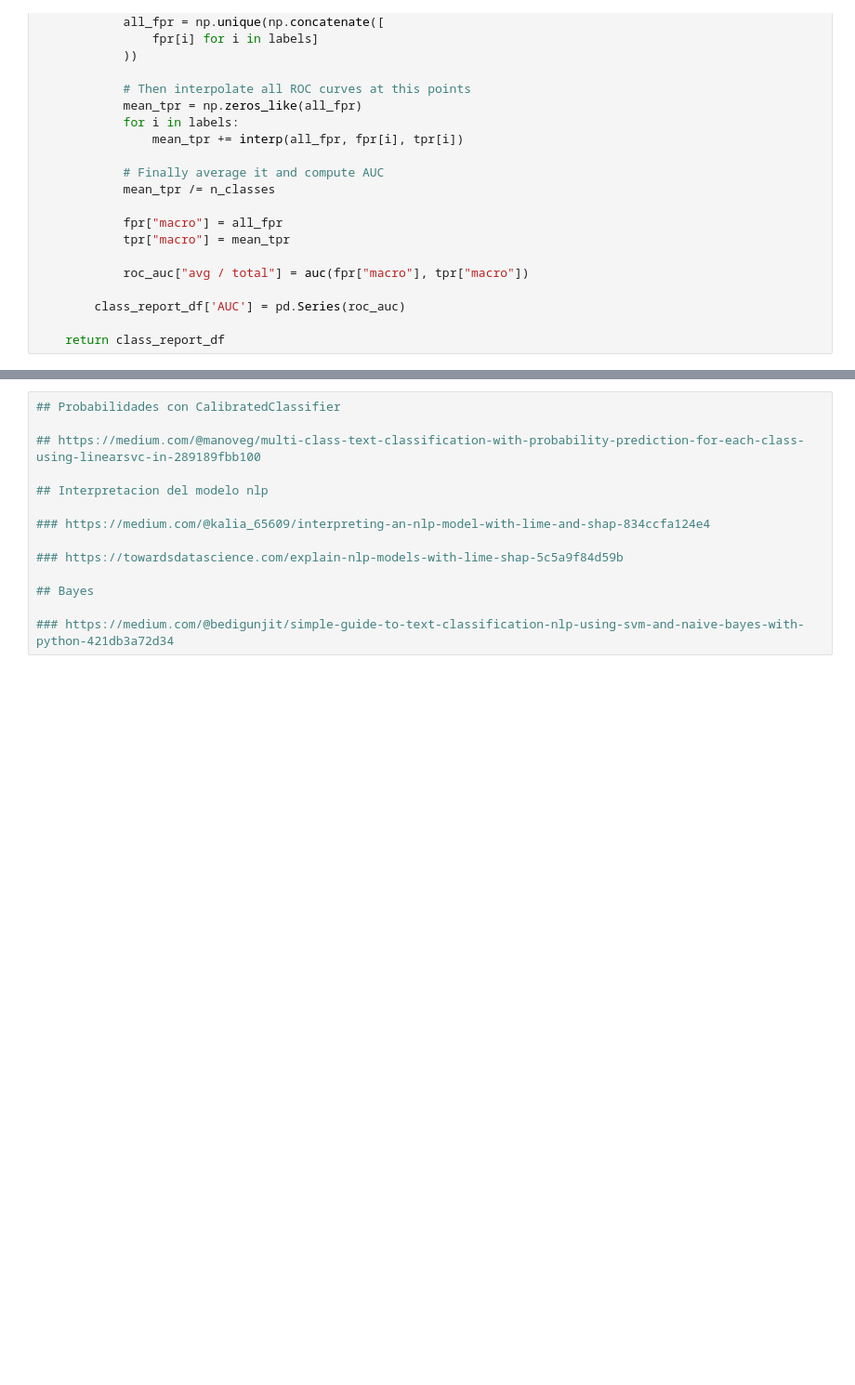
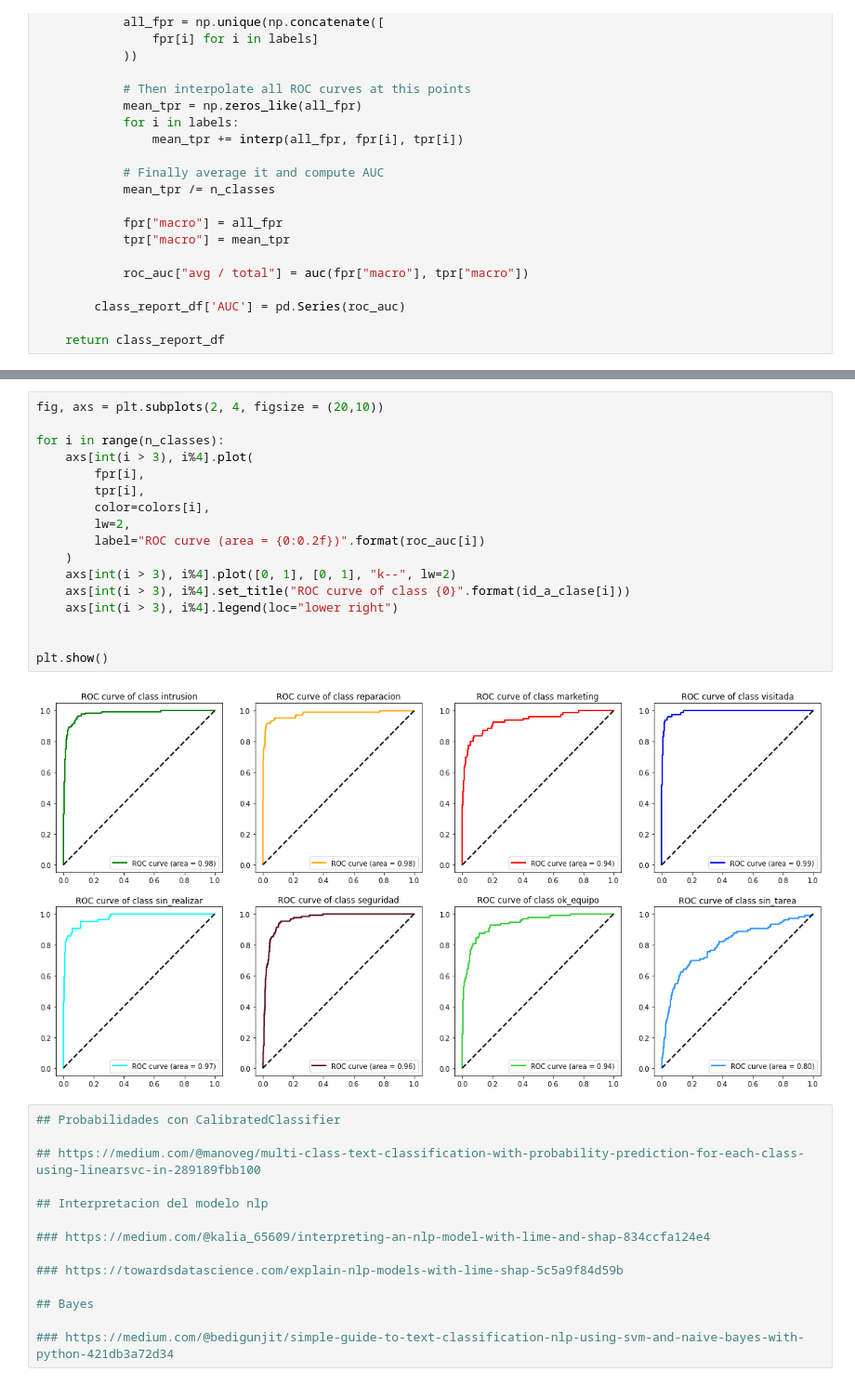
Before and after one commit to MatiMoran/TpLaboDatos2022, a Jupyter notebook: 002_Text_Classification_train.ipynb, the cells around one changed output, grey strips where cells are left out. Shown at 93% size. Saved outputs shown, nothing was run; the diff lists cells and outputs as text; blank space fills up the shorter version.

```diff
--- a/002_Text_Classification_train.ipynb
+++ b/002_Text_Classification_train.ipynb
@@ -478,3 +599,22 @@ avg / total  0.758973   0.766821  0.759857  862.0    862.0  0.958889
+# %%
+fig, axs = plt.subplots(2, 4, figsize = (20,10))
+
+for i in range(n_classes):
+    axs[int(i > 3), i%4].plot(
+        fpr[i],
+        tpr[i],
+        color=colors[i],
+        lw=2,
+        label="ROC curve (area = {0:0.2f})".format(roc_auc[i])
+    )
+    axs[int(i > 3), i%4].plot([0, 1], [0, 1], "k--", lw=2)
+    axs[int(i > 3), i%4].set_title("ROC curve of class {0}".format(id_a_clase[i]))
+    axs[int(i > 3), i%4].legend(loc="lower right")
+
+
+plt.show()
+# %% [output]
+[figure, added]
 # %%
 ## Probabilidades con CalibratedClassifier
 
```
Also changed, not shown: parts of 21 cells of this notebook.
